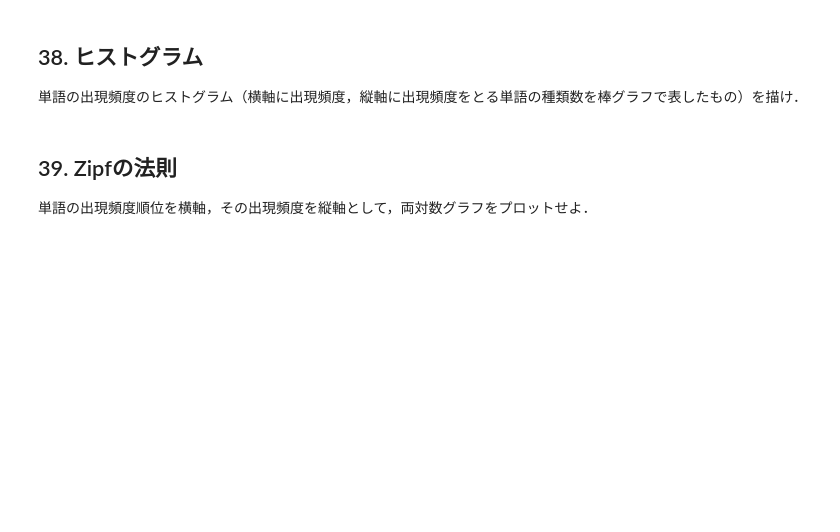
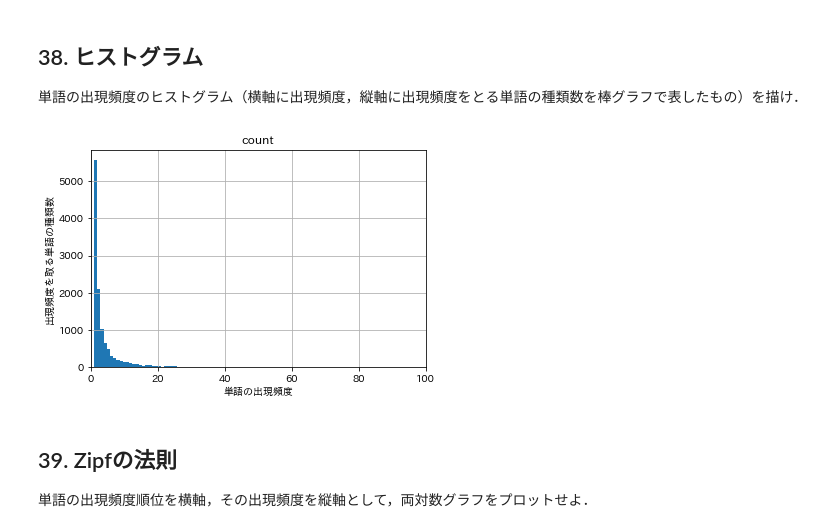
Before and after one commit to tstomoki/nlp100, a Jupyter notebook: 第4章 形態素解析/第4章 形態素解析.ipynb, the cells around one changed output. Cells and saved outputs as stored; diff of their text form; code cells hidden in the pictures; blank space fills up the shorter version.

```diff
--- a/第4章 形態素解析/第4章 形態素解析.ipynb
+++ b/第4章 形態素解析/第4章 形態素解析.ipynb
@@ -111,6 +307,14 @@ result_list
 # %% [markdown]
 ## 38. ヒストグラム
 単語の出現頻度のヒストグラム（横軸に出現頻度，縦軸に出現頻度をとる単語の種類数を棒グラフで表したもの）を描け．
+# %%
+count_df.hist('count', bins=1000)
+plt.xlim(0, 100)
+plt.xlabel('単語の出現頻度')
+plt.ylabel('出現頻度を取る単語の種類数')
+plt.show()
+# %% [output]
+[figure, added]
 # %% [markdown]
 ## 39. Zipfの法則
 単語の出現頻度順位を横軸，その出現頻度を縦軸として，両対数グラフをプロットせよ．
```
Also changed, not shown: parts of 10 cells of this notebook.
